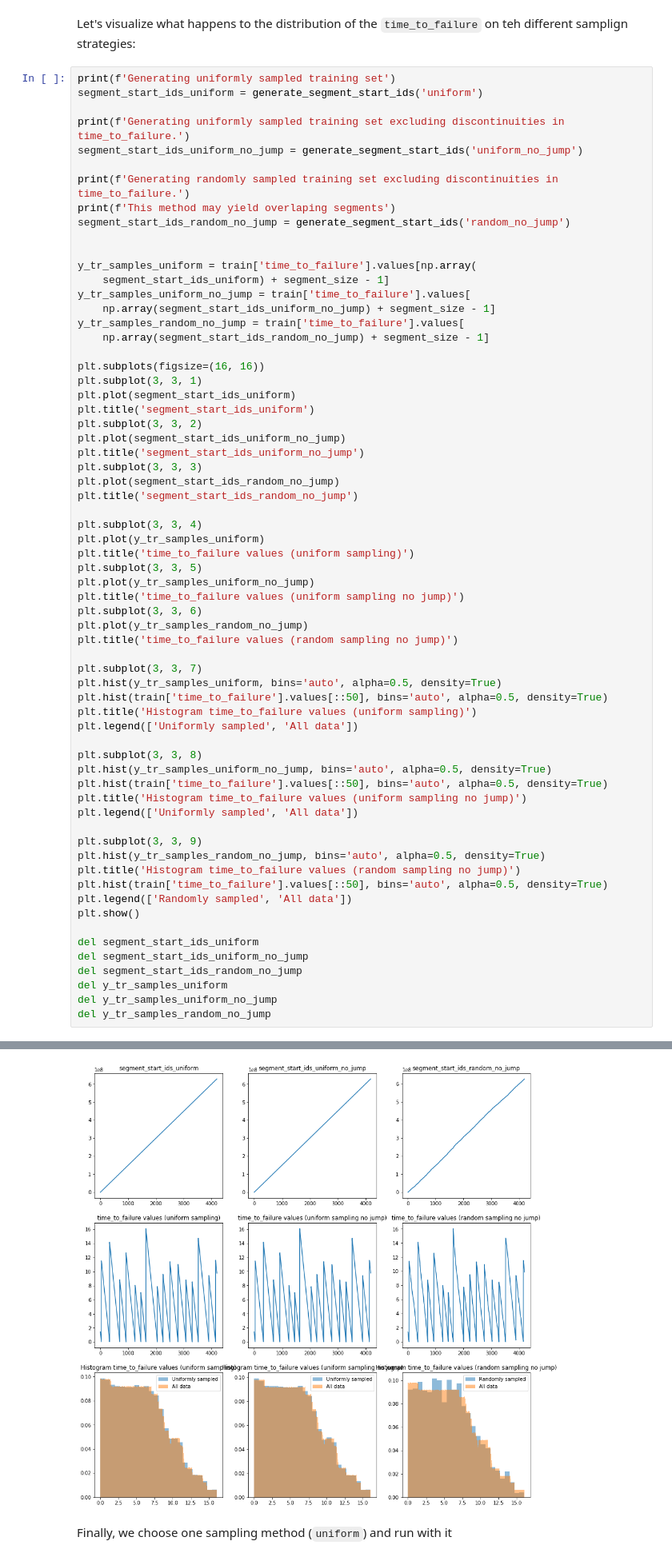
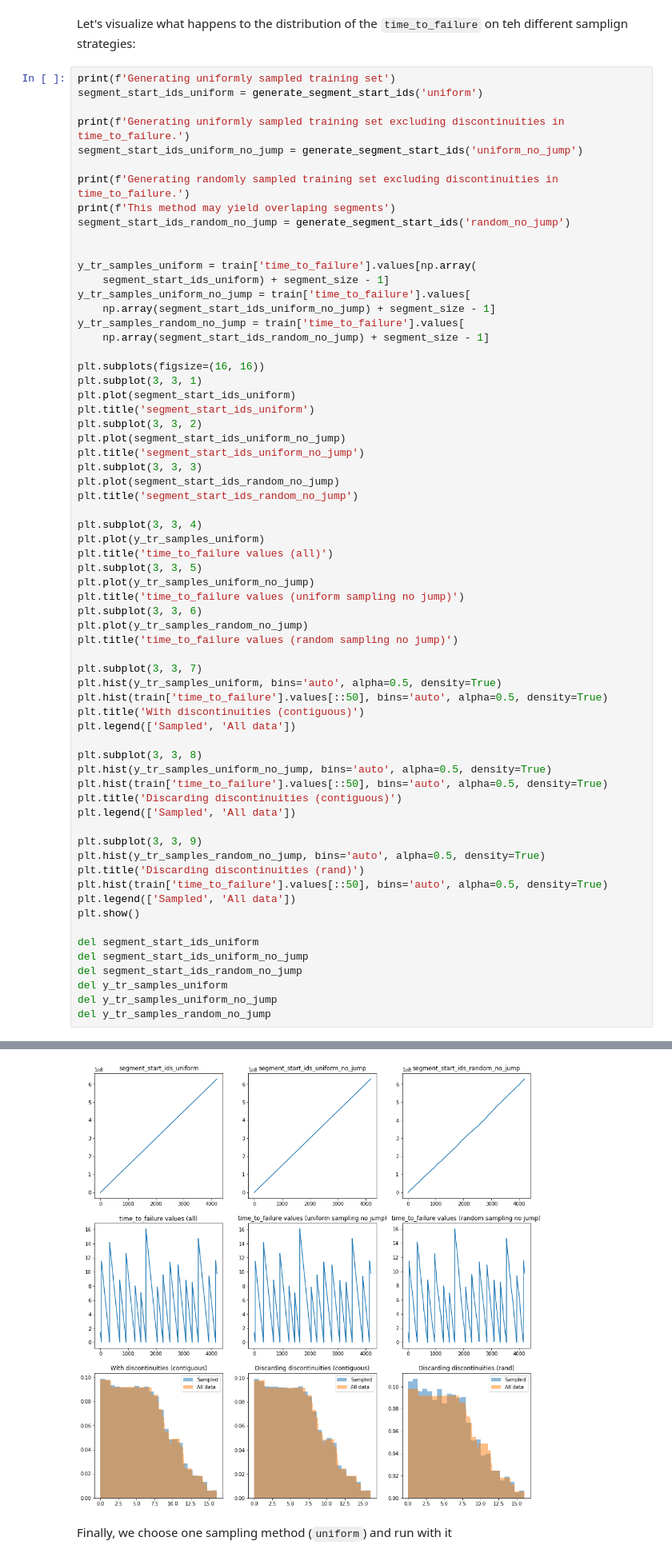
Before and after one commit to ricarddelgado/lanl-earthquake-kaggle, a Jupyter notebook: 3. Earthquakes FE - More features and samples (v3).ipynb, the cells around one changed output, grey strips where cells are left out. Shown at 80% size. Saved outputs shown, nothing was run; the diff lists cells and outputs as text.

```diff
--- a/3. Earthquakes FE - More features and samples (v3).ipynb
+++ b/3. Earthquakes FE - More features and samples (v3).ipynb
@@ -456,7 +447,7 @@ plt.title('segment_start_ids_random_no_jump')
 
 plt.subplot(3, 3, 4)
 plt.plot(y_tr_samples_uniform)
-plt.title('time_to_failure values (uniform sampling)')
+plt.title('time_to_failure values (all)')
 plt.subplot(3, 3, 5)
 plt.plot(y_tr_samples_uniform_no_jump)
 plt.title('time_to_failure values (uniform sampling no jump)')
@@ -467,20 +458,20 @@ plt.title('time_to_failure values (random sampling no jump)')
 plt.subplot(3, 3, 7)
 plt.hist(y_tr_samples_uniform, bins='auto', alpha=0.5, density=True)
 plt.hist(train['time_to_failure'].values[::50], bins='auto', alpha=0.5, density=True)
-plt.title('Histogram time_to_failure values (uniform sampling)')
-plt.legend(['Uniformly sampled', 'All data'])
+plt.title('With discontinuities (contiguous)')
+plt.legend(['Sampled', 'All data'])
 
 plt.subplot(3, 3, 8)
 plt.hist(y_tr_samples_uniform_no_jump, bins='auto', alpha=0.5, density=True)
 plt.hist(train['time_to_failure'].values[::50], bins='auto', alpha=0.5, density=True)
-plt.title('Histogram time_to_failure values (uniform sampling no jump)')
-plt.legend(['Uniformly sampled', 'All data'])
+plt.title('Discarding discontinuities (contiguous)')
+plt.legend(['Sampled', 'All data'])
 
 plt.subplot(3, 3, 9)
 plt.hist(y_tr_samples_random_no_jump, bins='auto', alpha=0.5, density=True)
-plt.title('Histogram time_to_failure values (random sampling no jump)')
+plt.title('Discarding discontinuities (rand)')
 plt.hist(train['time_to_failure'].values[::50], bins='auto', alpha=0.5, density=True)
-plt.legend(['Randomly sampled', 'All data'])
+plt.legend(['Sampled', 'All data'])
 plt.show()
 
 del segment_start_ids_uniform
@@ -510,4 +501,4 @@ Rejected candidate segment since max_jump=12.692904472351074
-[figure, old version]
+[figure, new version]
 # %% [markdown]
 Finally, we choose one sampling method (`uniform`) and run with it
 # %%
```
Also changed, not shown: parts of 81 cells of this notebook, 2 other files.
